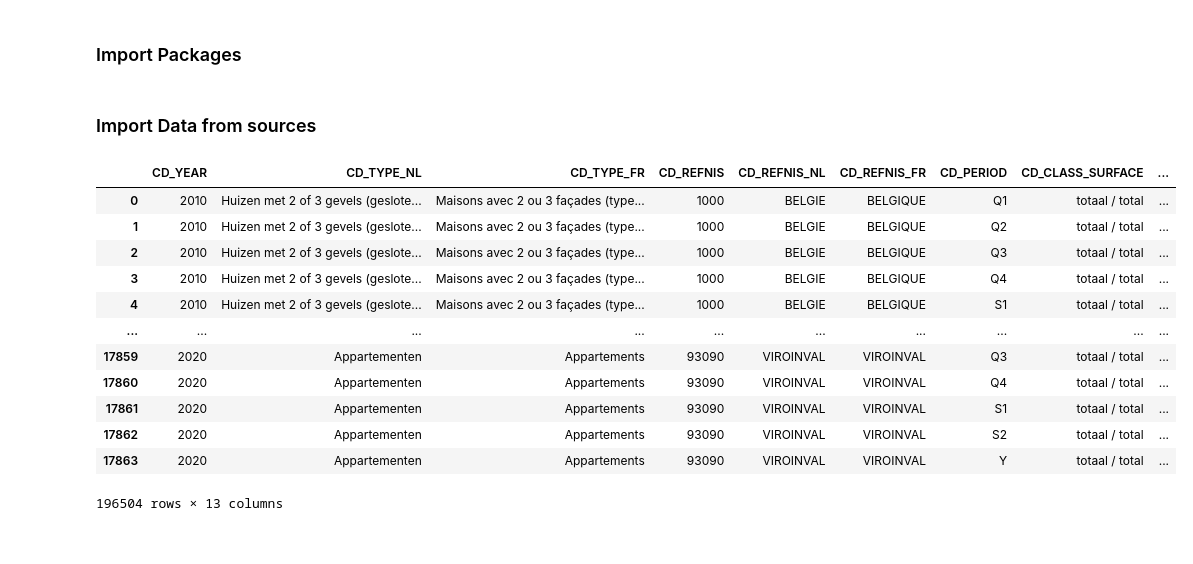
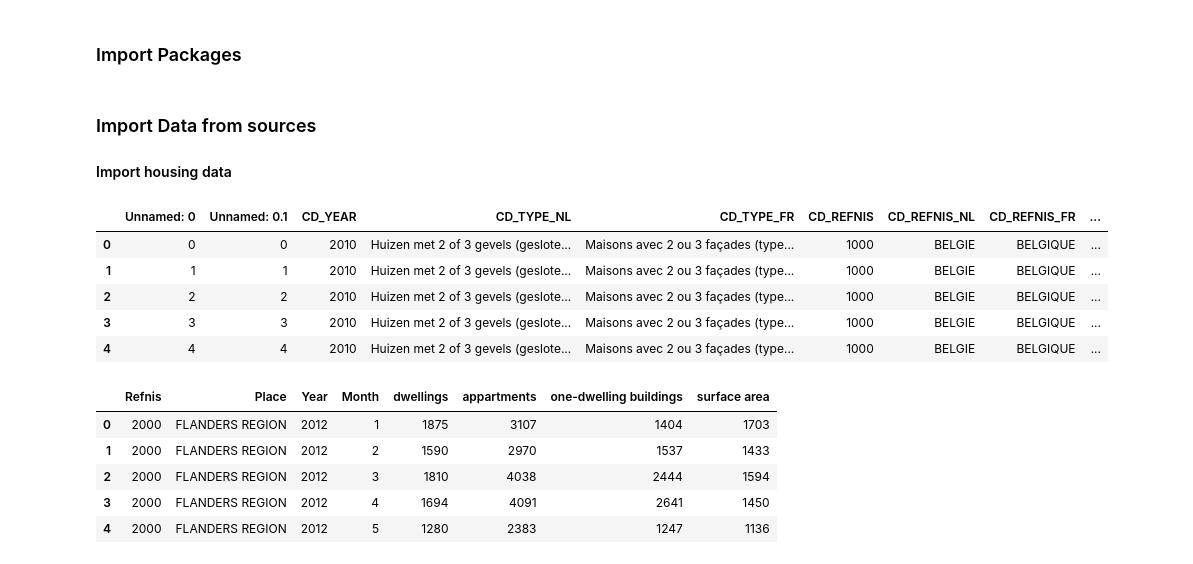
Before and after one commit to MaartenVandenhof-r0613805/real-estate-analysis, a Jupyter notebook: notebooks/Real Estate Analysis in the last 10 years in Belgium.ipynb, the cells around one changed output. Drawn from its saved outputs; the diff is of its cells as text; code cells hidden in the pictures.

```diff
--- a/notebooks/Real Estate Analysis in the last 10 years in Belgium.ipynb
+++ b/notebooks/Real Estate Analysis in the last 10 years in Belgium.ipynb
@@ -5,24 +5,22 @@ import pandas as pd
 import matplotlib as plt
 # %% [markdown]
 ### Import Data from sources
+#### Import housing data
 # %%
 # import house annual house prices
-prices = pd.read_excel("I:/Projects/real-estate-analysis/data/vastgoed_2010_2021.xlsx", sheet_name=str(2010))
+"""
+prices = pd.read_excel("E:/Projects/real-estate-analysis/data/vastgoed_2010_2021.xlsx", sheet_name=str(2010))
 for i in range(10):
-    new_df = pd.read_excel("I:/Projects/real-estate-analysis/data/vastgoed_2010_2021.xlsx", sheet_name=str(2011 + i))
+    new_df = pd.read_excel("E:/Projects/real-estate-analysis/data/vastgoed_2010_2021.xlsx", sheet_name=str(2011 + i))
     prices = pd.concat([prices, new_df])
-prices
+prices.head()
+"""
+prices = pd.read_csv("E:/Projects/real-estate-analysis/data/annual_prices.csv")
+prices.head()
 # %% [output]
-|  | CD_YEAR | CD_TYPE_NL | CD_TYPE_FR | CD_REFNIS | CD_REFNIS_NL | CD_REFNIS_FR | CD_PERIOD | CD_CLASS_SURFACE | ... |
-| 0 | 2010 | Huizen met 2 of 3 gevels (geslote... | Maisons avec 2 ou 3 façades (type... | 1000 | BELGIE | BELGIQUE | Q1 | totaal / total | ... |
-| 1 | 2010 | Huizen met 2 of 3 gevels (geslote... | Maisons avec 2 ou 3 façades (type... | 1000 | BELGIE | BELGIQUE | Q2 | totaal / total | ... |
-| 2 | 2010 | Huizen met 2 of 3 gevels (geslote... | Maisons avec 2 ou 3 façades (type... | 1000 | BELGIE | BELGIQUE | Q3 | totaal / total | ... |
-| 3 | 2010 | Huizen met 2 of 3 gevels (geslote... | Maisons avec 2 ou 3 façades (type... | 1000 | BELGIE | BELGIQUE | Q4 | totaal / total | ... |
-| 4 | 2010 | Huizen met 2 of 3 gevels (geslote... | Maisons avec 2 ou 3 façades (type... | 1000 | BELGIE | BELGIQUE | S1 | totaal / total | ... |
-| ... | ... | ... | ... | ... | ... | ... | ... | ... | ... |
-| 17859 | 2020 | Appartementen | Appartements | 93090 | VIROINVAL | VIROINVAL | Q3 | totaal / total | ... |
-| 17860 | 2020 | Appartementen | Appartements | 93090 | VIROINVAL | VIROINVAL | Q4 | totaal / total | ... |
-| 17861 | 2020 | Appartementen | Appartements | 93090 | VIROINVAL | VIROINVAL | S1 | totaal / total | ... |
-| 17862 | 2020 | Appartementen | Appartements | 93090 | VIROINVAL | VIROINVAL | S2 | totaal / total | ... |
-| 17863 | 2020 | Appartementen | Appartements | 93090 | VIROINVAL | VIROINVAL | Y | totaal / total | ... |
+|  | Unnamed: 0 | Unnamed: 0.1 | CD_YEAR | CD_TYPE_NL | CD_TYPE_FR | CD_REFNIS | CD_REFNIS_NL | CD_REFNIS_FR | ... |
+| 0 | 0 | 0 | 2010 | Huizen met 2 of 3 gevels (geslote... | Maisons avec 2 ou 3 façades (type... | 1000 | BELGIE | BELGIQUE | ... |
+| 1 | 1 | 1 | 2010 | Huizen met 2 of 3 gevels (geslote... | Maisons avec 2 ou 3 façades (type... | 1000 | BELGIE | BELGIQUE | ... |
+| 2 | 2 | 2 | 2010 | Huizen met 2 of 3 gevels (geslote... | Maisons avec 2 ou 3 façades (type... | 1000 | BELGIE | BELGIQUE | ... |
+| 3 | 3 | 3 | 2010 | Huizen met 2 of 3 gevels (geslote... | Maisons avec 2 ou 3 façades (type... | 1000 | BELGIE | BELGIQUE | ... |
+| 4 | 4 | 4 | 2010 | Huizen met 2 of 3 gevels (geslote... | Maisons avec 2 ou 3 façades (type... | 1000 | BELGIE | BELGIQUE | ... |
-196504 rows × 13 columns
@@ -28,0 +30,15 @@ prices
+# %%
+# import monthly building permit requests per region
+requests_res = pd.read_excel("E:/Projects/real-estate-analysis/data/aanvragen_monthly.xlsx",
+                         sheet_name="Regions",
+                        usecols="A:H",
+                            header=3)
+requests_res = requests_res.rename(columns={"Unnamed: 3":"buildings", "Unnamed: 4" :"dwellings", "Unnamed: 5":"appartments", "Unnamed: 6":"one-dwelling buildings", "Unnamed: 7":"surface area"})
+requests_res.head()
+# %% [output]
+|  | Refnis | Place | Year | Month | dwellings | appartments | one-dwelling buildings | surface area |
+| 0 | 2000 | FLANDERS REGION | 2012 | 1 | 1875 | 3107 | 1404 | 1703 |
+| 1 | 2000 | FLANDERS REGION | 2012 | 2 | 1590 | 2970 | 1537 | 1433 |
+| 2 | 2000 | FLANDERS REGION | 2012 | 3 | 1810 | 4038 | 2444 | 1594 |
+| 3 | 2000 | FLANDERS REGION | 2012 | 4 | 1694 | 4091 | 2641 | 1450 |
+| 4 | 2000 | FLANDERS REGION | 2012 | 5 | 1280 | 2383 | 1247 | 1136 |
```
Also changed, not shown: parts of 12 cells of this notebook.
